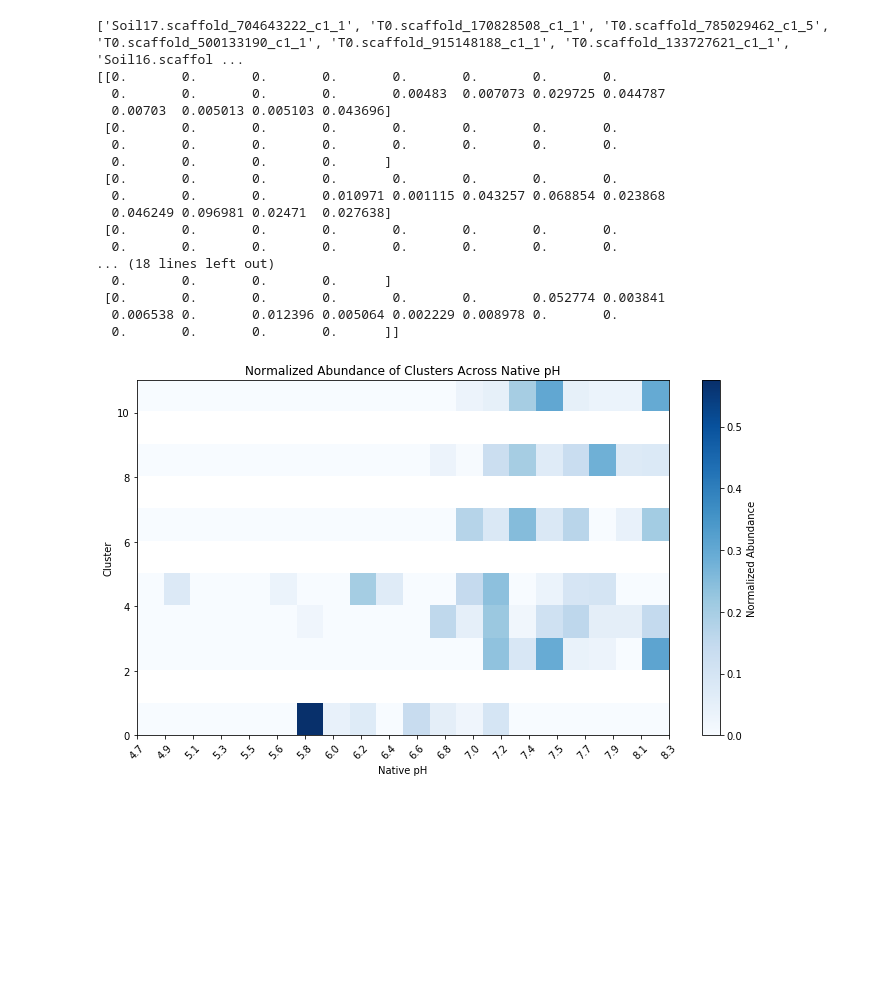
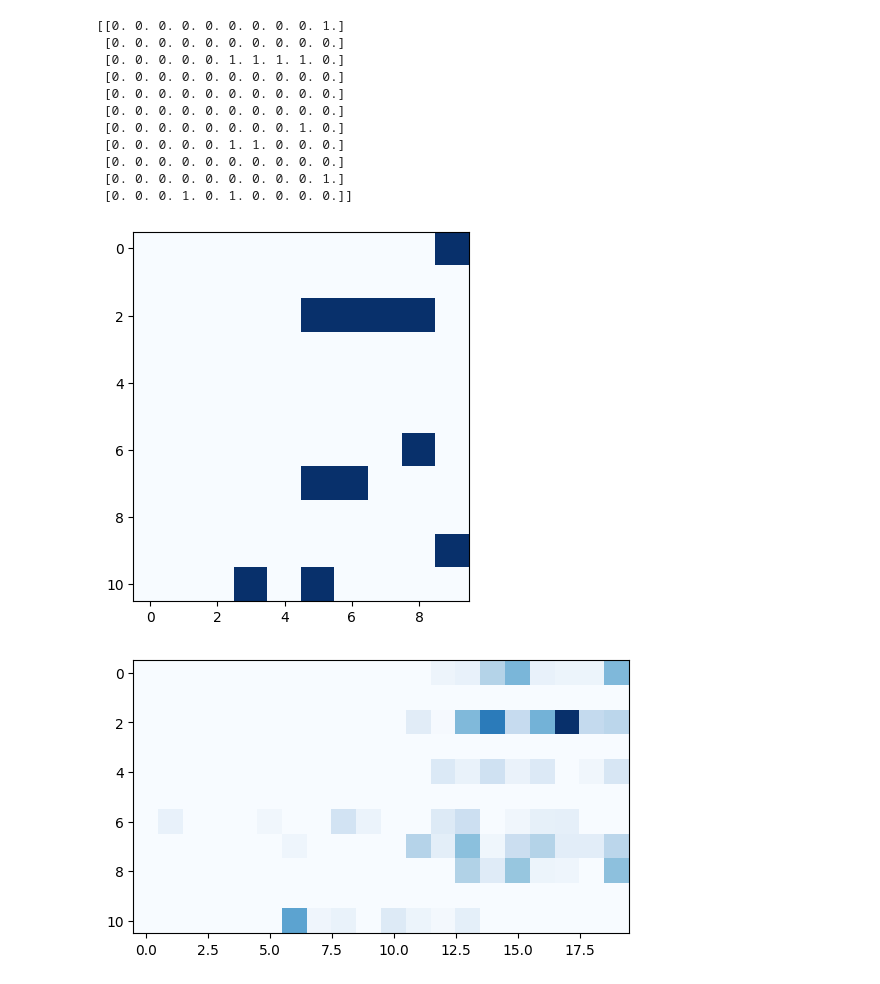
Before and after one commit to AddisonHowe/soil-metagenomics, a Jupyter notebook: organization_nap.ipynb, the cells around one changed output. Saved outputs shown, nothing was run; the diff lists cells and outputs as text; code cells hidden in the pictures; blank space fills up the shorter version.

```diff
--- a/organization_nap.ipynb
+++ b/organization_nap.ipynb
@@ -139,7 +106,7 @@ print(clustered_data)
 normalized_data = clustered_data / clustered_data.sum(axis=1, keepdims=True) #normalization step
 
 
-x = np.linspace(4.7, 8.3, 20)
+
 
 
 plt.figure(figsize=(10, 6))
@@ -151,31 +118,33 @@ plt.ylabel('Cluster')
 plt.title('Normalized Abundance of Clusters Across Native pH')
 
 plt.colorbar(label='Normalized Abundance')
-
+x = np.linspace(4.7, 8.3, 20)
 plt.xticks(ticks=np.linspace(x[0], x[-1], len(x)), labels=[f"{val:.1f}" for val in x], rotation=45)
 
 plt.tight_layout()
 plt.show()
-# %% [output]
-['Soil17.scaffold_704643222_c1_1', 'T0.scaffold_170828508_c1_1', 'T0.scaffold_785029462_c1_5', 'T0.scaffold_500133190_c1_1', 'T0.scaffold_915148188_c1_1', 'T0.scaffold_133727621_c1_1', 'Soil16.scaffol ...
-[[0.       0.       0.       0.       0.       0.       0.       0.
-  0.       0.       0.       0.       0.00483  0.007073 0.029725 0.044787
-  0.00703  0.005013 0.005103 0.043696]
- [0.       0.       0.       0.       0.       0.       0.       0.
-  0.       0.       0.       0.       0.       0.       0.       0.
-  0.       0.       0.       0.      ]
- [0.       0.       0.       0.       0.       0.       0.       0.
-  0.       0.       0.       0.010971 0.001115 0.043257 0.068854 0.023868
-  0.046249 0.096981 0.02471  0.027638]
- [0.       0.       0.       0.       0.       0.       0.       0.
-  0.       0.       0.       0.       0.       0.       0.       0.
-... (18 lines left out)
-  0.       0.       0.       0.      ]
- [0.       0.       0.       0.       0.       0.       0.052774 0.003841
-  0.006538 0.       0.012396 0.005064 0.002229 0.008978 0.       0.
-  0.       0.       0.       0.      ]]
-[figure, removed]
 # %%
-tracking = pd.read_csv('out/track_clusters_nap.tsv')
+tracking = pd.read_csv('out/track_clusters_nap.tsv', sep = '\t', header = None)
 tracking = tracking.values
-plt.imshow(tracking)
+print(tracking)
+plt.imshow(tracking, origin = 'upper', cmap = 'Blues')
+
+clustered_data = pd.read_csv('out/clustered_data_nap.tsv', sep='\t', header=None)
+data = clustered_data.values
+plt.show()
+plt.imshow(data, origin = 'upper', cmap = 'Blues')
+plt.show()
+# %% [output]
+[[0. 0. 0. 0. 0. 0. 0. 0. 0. 1.]
+ [0. 0. 0. 0. 0. 0. 0. 0. 0. 0.]
+ [0. 0. 0. 0. 0. 1. 1. 1. 1. 0.]
+ [0. 0. 0. 0. 0. 0. 0. 0. 0. 0.]
+ [0. 0. 0. 0. 0. 0. 0. 0. 0. 0.]
+ [0. 0. 0. 0. 0. 0. 0. 0. 0. 0.]
+ [0. 0. 0. 0. 0. 0. 0. 0. 1. 0.]
+ [0. 0. 0. 0. 0. 1. 1. 0. 0. 0.]
+ [0. 0. 0. 0. 0. 0. 0. 0. 0. 0.]
+ [0. 0. 0. 0. 0. 0. 0. 0. 0. 1.]
+ [0. 0. 0. 1. 0. 1. 0. 0. 0. 0.]]
+[figure, added]
+[figure, added]
```
Also changed, not shown: parts of 20 cells of this notebook, 1 other file.
